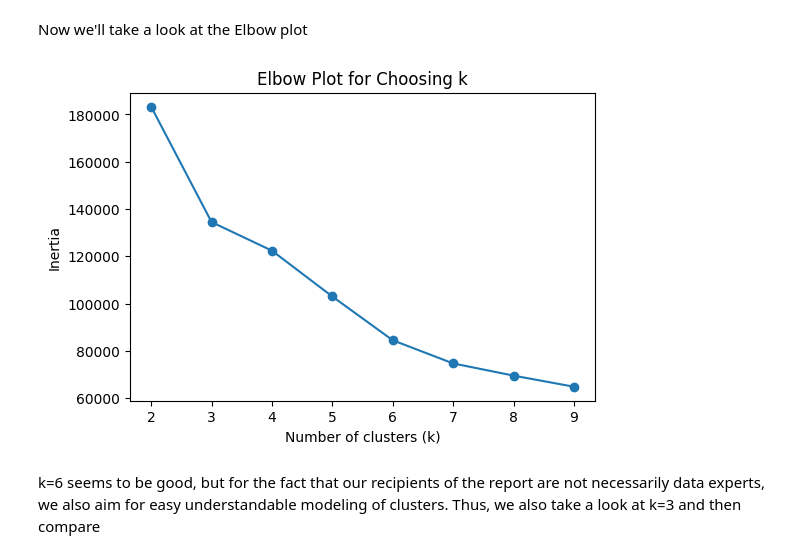
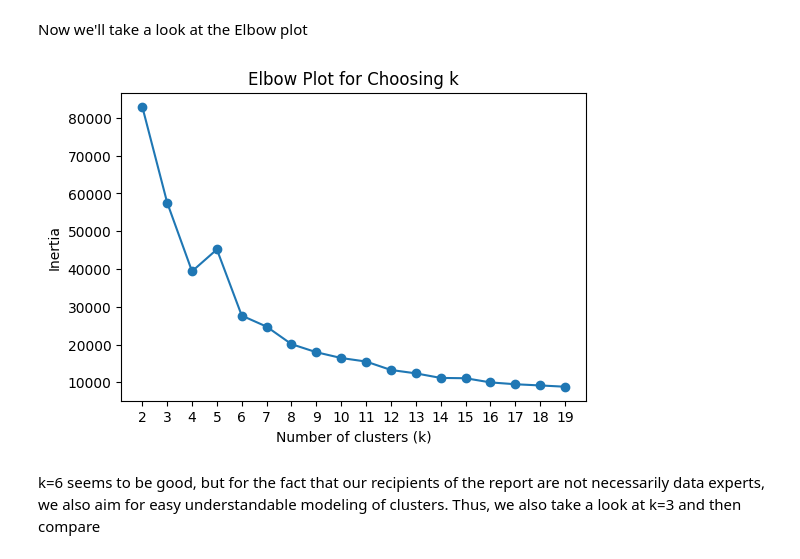
Before and after one commit to asimxa/Data-Diggers-Project-Repo, a Jupyter notebook: Cluster_Exploration.ipynb, the cells around one changed output. Cells and saved outputs as stored; diff of their text form; code cells hidden in the pictures.

```diff
--- a/Cluster_Exploration.ipynb
+++ b/Cluster_Exploration.ipynb
@@ -87,17 +87,19 @@ We'll start with some exploration. First, we standardize data. For the clusterin
 > Blockzitat einfügen
 # %%
 features = ["connectionDuration",
-            "chargingDuration",
-            "noChargingTime",
-            "kWhDelivered",
-            "kWh_delivered_requested_diff"]
+            #"chargingDuration",
+            #"noChargingTime",
+            "kWhDelivered"
+            #"kWh_delivered_requested_diff"
+            ]
 
 X = df[features].copy()
 
 # Drop rows with any missing values
-X.dropna(inplace=True)
+#X.dropna(inplace=True)
 # Convert timedelta64 columns to seconds
-for col in ["connectionDuration", "chargingDuration", "noChargingTime"]:
+for col in ["connectionDuration", #"chargingDuration", "noChargingTime"
+            ]:
     X[col] = X[col].dt.total_seconds()  # Access dt accessor and use total_seconds()
 
 
@@ -107,22 +109,22 @@ X_scaled = scaler.fit_transform(X)
 Now we'll take a look at the Elbow plot
 # %%
 inertia_list = []
-k_values = range(2, 10)  # test k from 2 to 9
+k_values = range(2, 20)  # test k from 2 to 9
 for k in k_values:
-    kmeans = KMeans(n_clusters=k, random_state=42)
+    kmeans = KMeans(n_clusters=k, n_init='auto')
     kmeans.fit(X_scaled)
     inertia_list.append(kmeans.inertia_)
 
 
 plt.figure(figsize=(6, 4))
 plt.plot(k_values, inertia_list, marker='o')
 plt.title('Elbow Plot for Choosing k')
 plt.xlabel('Number of clusters (k)')
 plt.ylabel('Inertia')
 plt.xticks(k_values)
 plt.show()
 # %% [output]
-[figure, old version]
+[figure, new version]
 # %% [markdown]
 k=6 seems to be good, but for the fact that our recipients of the report are not necessarily data experts, we also aim for easy understandable modeling of clusters. Thus, we also take a look at k=3 and then compare
 # %%
```
Also changed, not shown: parts of 9 cells of this notebook.
